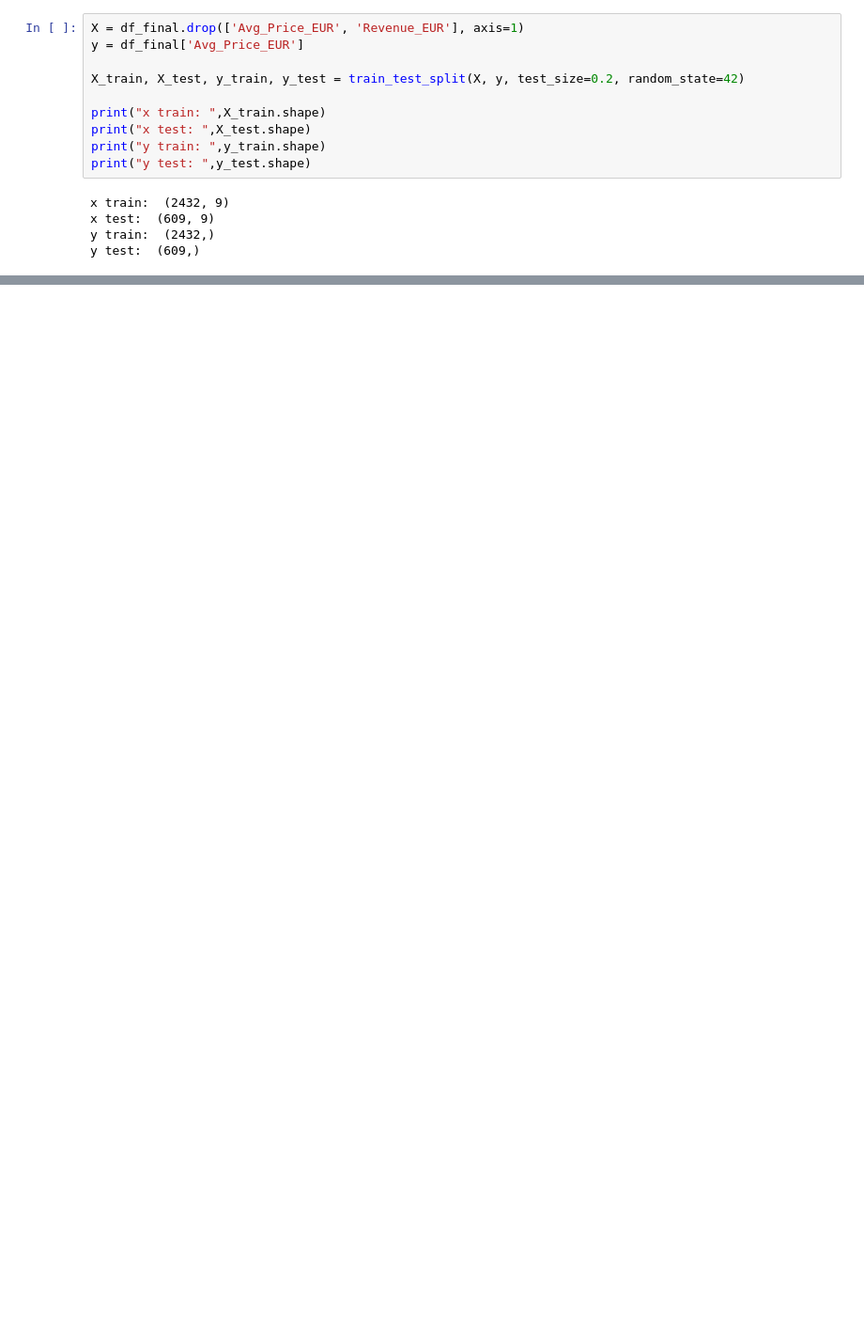
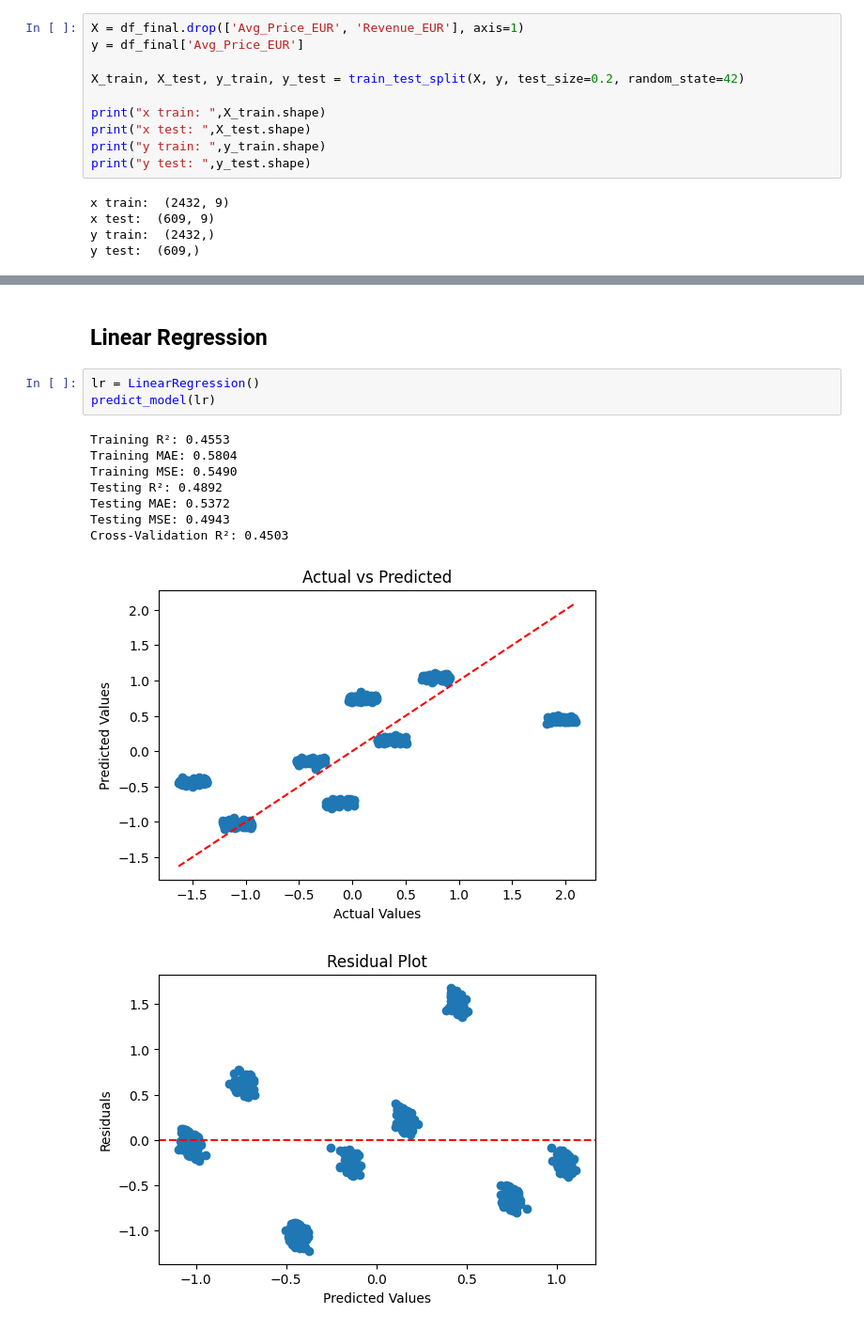
Before and after one commit to pasindu-piyumal/BMW-Global-Sales, a Jupyter notebook: analysis.ipynb, the cells around one changed output, grey strips where cells are left out. Shown at 94% size. Drawn from its saved outputs; the diff is of its cells as text; blank space fills up the shorter version.

Commit message:
build models

```diff
--- a/analysis.ipynb
+++ b/analysis.ipynb
@@ -487,0 +535,15 @@ y test:  (609,)
+# %% [markdown]
+## Linear Regression
+# %%
+lr = LinearRegression()
+predict_model(lr)
+# %% [output]
+Training R²: 0.4553
+Training MAE: 0.5804
+Training MSE: 0.5490
+Testing R²: 0.4892
+Testing MAE: 0.5372
+Testing MSE: 0.4943
+Cross-Validation R²: 0.4503
+[figure, added]
+[figure, added]
```
Also changed, not shown: parts of 11 cells of this notebook.
